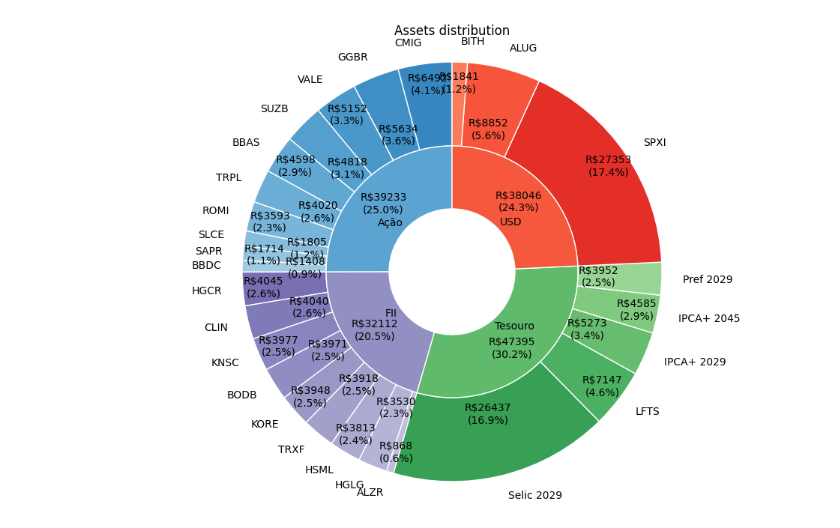
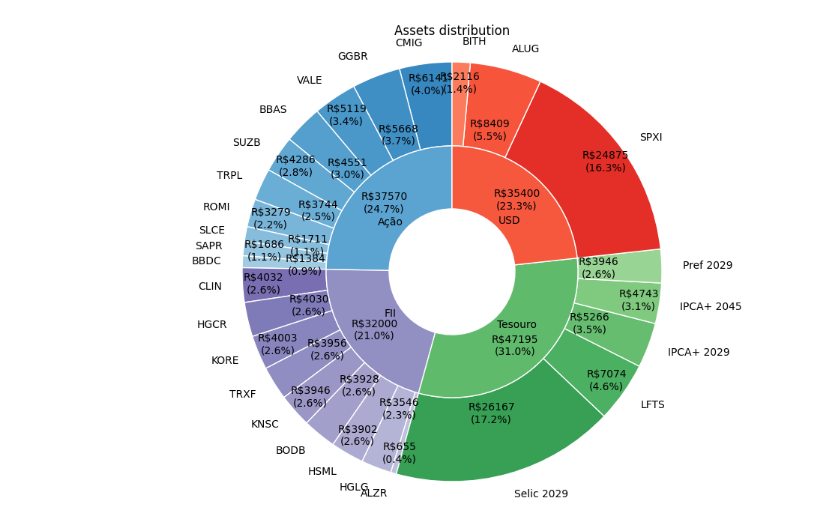
Before and after one commit to Luhenmo/my_projects, a Jupyter notebook: investiment_control/testes.ipynb, the cells around one changed output. Cells and saved outputs as stored; diff of their text form; code cells hidden in the pictures.

```diff
--- a/investiment_control/testes.ipynb
+++ b/investiment_control/testes.ipynb
@@ -119,8 +44,8 @@ portfolio_luciane.compute_position()
-# %%
-portfolio_luciane.plot_actual_postion()
-# portfolio_luciane.rendidmentos(meses=12)
-# %% [output]
-[figure, removed]
+# %%
+position, old = compute_position(portfolio_luciane.data_base,date=datetime(2024,6,1))
+plot_actual_postion(position)
+# %% [output]
+[figure, added]
 # %%
 datetime
 # %%
```
Also changed, not shown: parts of 15 cells of this notebook, 9 other files.
